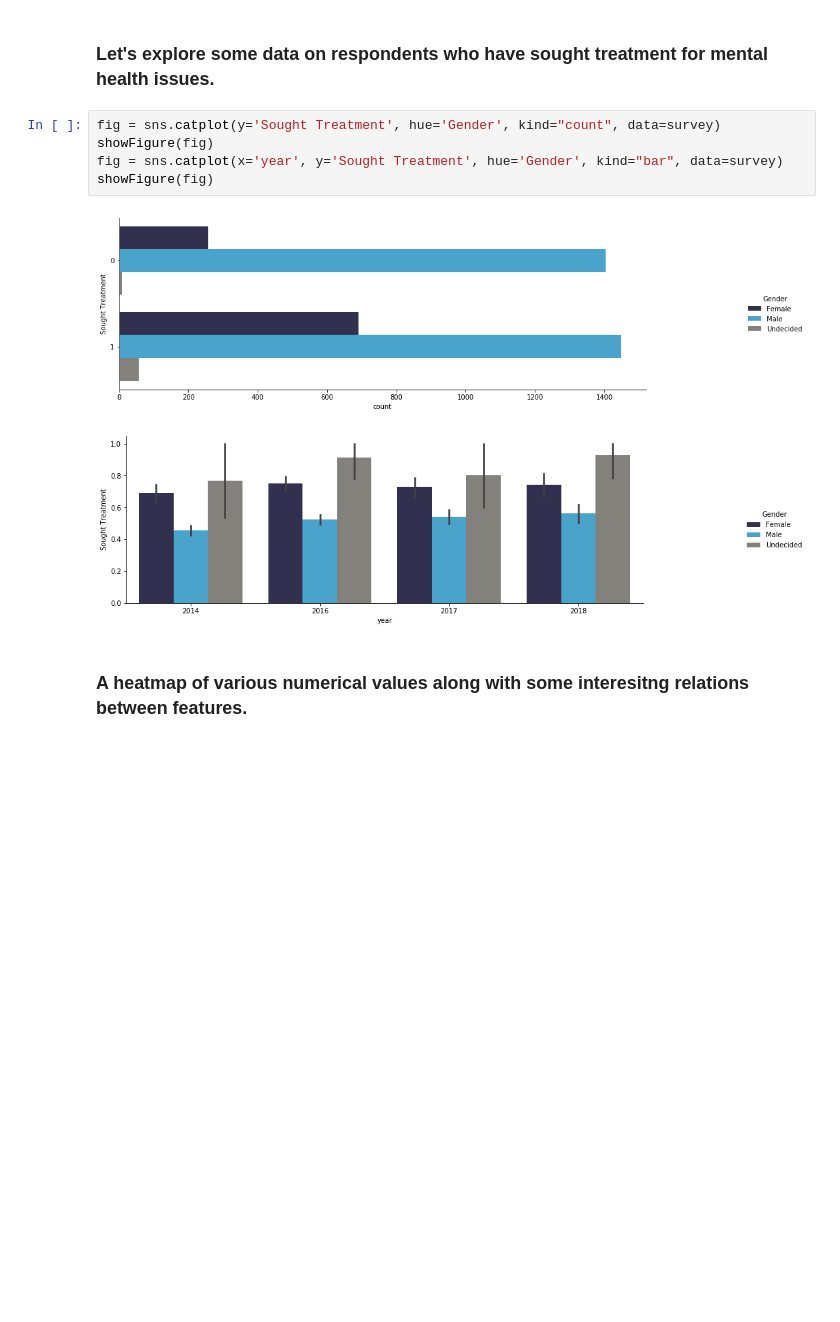
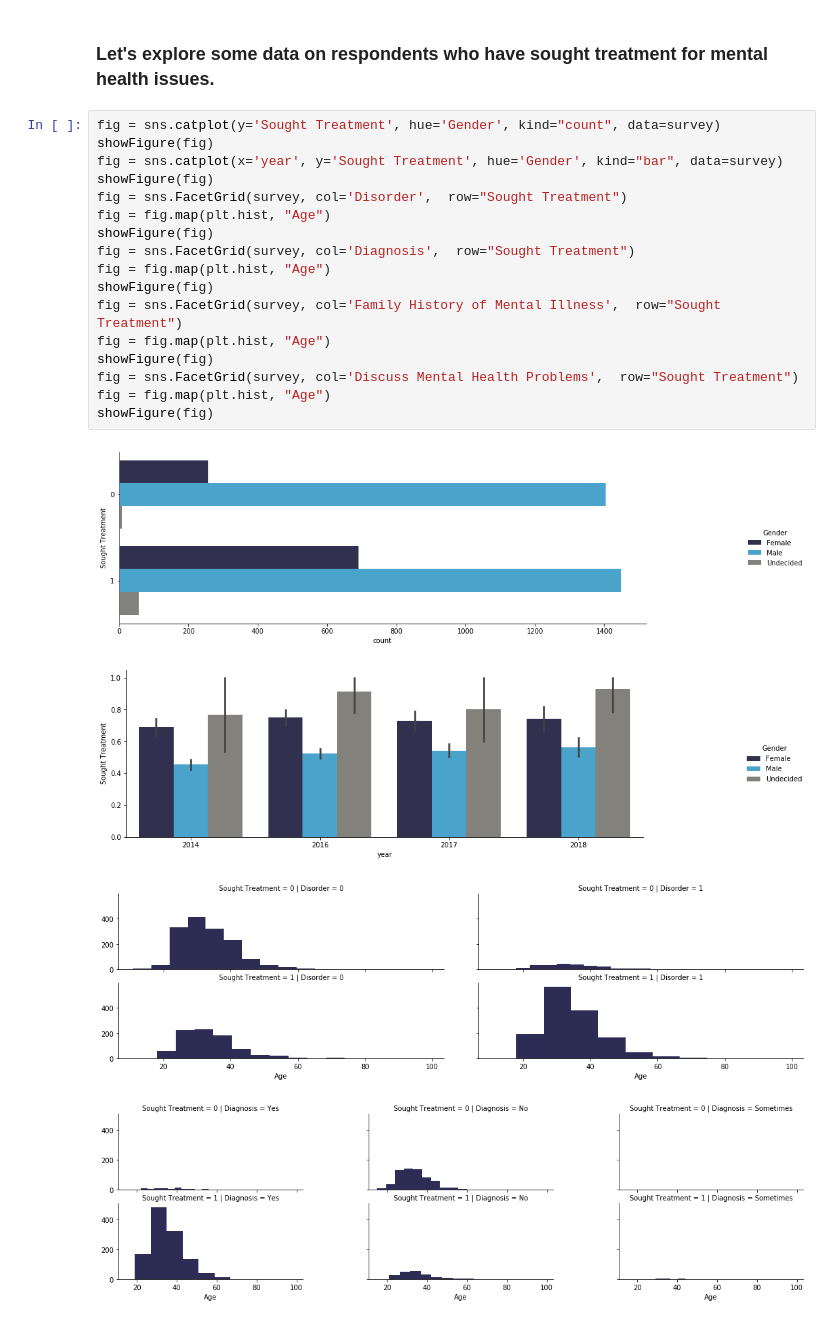
Before and after one commit to ronitrex/MentalHealth, a Jupyter notebook: DataAnalysis.ipynb, the cells around one changed output. Cells and saved outputs as stored; diff of their text form; blank space fills up the shorter version.

```diff
--- a/DataAnalysis.ipynb
+++ b/DataAnalysis.ipynb
@@ -108,13 +108,25 @@ showFigure(fig, y=6)
 #### 5. But smaller companies seem to perform better when dealing with mental health issues.
 # %% [markdown]
 ### Let's explore some data on respondents who have sought treatment for mental health issues.
-# %%
-fig = sns.catplot(y='Sought Treatment', hue='Gender', kind="count", data=survey)
-showFigure(fig)
-fig = sns.catplot(x='year', y='Sought Treatment', hue='Gender', kind="bar", data=survey)
-showFigure(fig)
-# %% [output]
-[figure, removed]
-[figure, removed]
-# %% [markdown]
-### A heatmap of various numerical values along with some interesitng relations between features.
+# %%
+fig = sns.catplot(y='Sought Treatment', hue='Gender', kind="count", data=survey)
+showFigure(fig)
+fig = sns.catplot(x='year', y='Sought Treatment', hue='Gender', kind="bar", data=survey)
+showFigure(fig)
+fig = sns.FacetGrid(survey, col='Disorder',  row="Sought Treatment")
+fig = fig.map(plt.hist, "Age")
+showFigure(fig)
+fig = sns.FacetGrid(survey, col='Diagnosis',  row="Sought Treatment")
+fig = fig.map(plt.hist, "Age")
+showFigure(fig)
+fig = sns.FacetGrid(survey, col='Family History of Mental Illness',  row="Sought Treatment")
+fig = fig.map(plt.hist, "Age")
+showFigure(fig)
+fig = sns.FacetGrid(survey, col='Discuss Mental Health Problems',  row="Sought Treatment")
+fig = fig.map(plt.hist, "Age")
+showFigure(fig)
+# %% [output]
+[figure, added]
+[figure, added]
+[figure, added]
+[figure, added]
```
Also changed, not shown: parts of 8 cells of this notebook, 5 other files.
